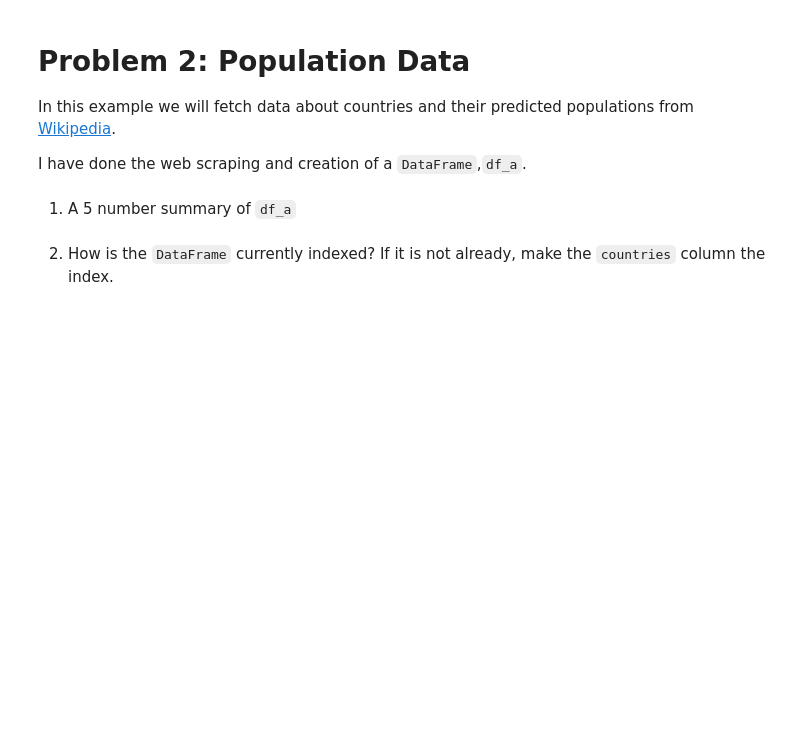
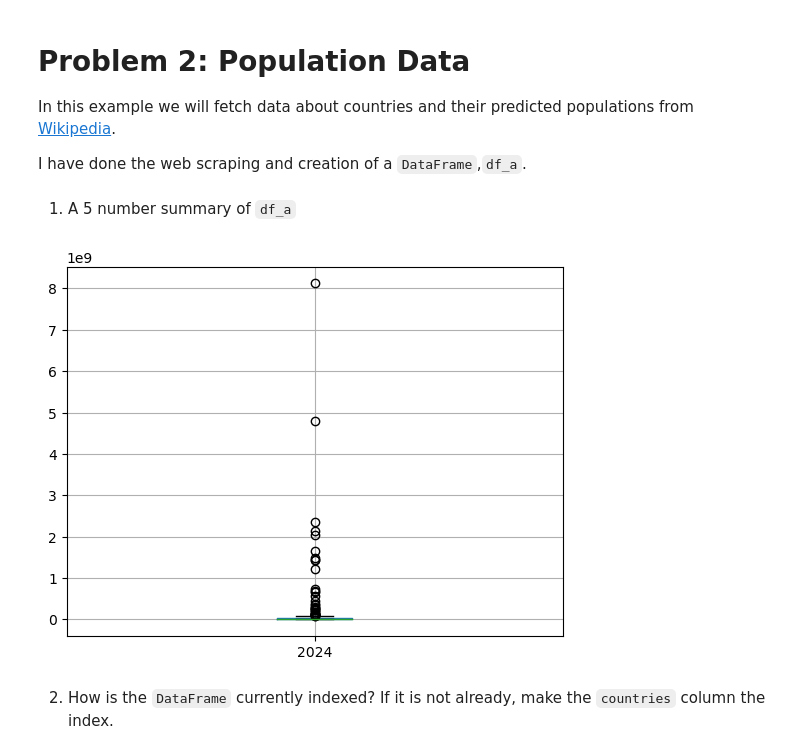
Before and after one commit to EPIC-Campus-LPS/pandas-georgetate, a Jupyter notebook: FAI_Pandas.ipynb, the cells around one changed output. Drawn from its saved outputs; the diff is of its cells as text; code cells hidden in the pictures; blank space fills up the shorter version.

```diff
--- a/FAI_Pandas.ipynb
+++ b/FAI_Pandas.ipynb
@@ -99,5 +179,10 @@ mat = mat[1:]
 df_a = pd.DataFrame.from_records(mat, columns=titles)
 # %% [markdown]
 1. A 5 number summary of `df_a`
+# %%
+df_a[[2024]].boxplot()
+plt.show()
+# %% [output]
+[figure, added]
 # %% [markdown]
 2. How is the `DataFrame` currently indexed? If it is not already, make the `countries` column the index.
```
Also changed, not shown: parts of 15 cells of this notebook.
